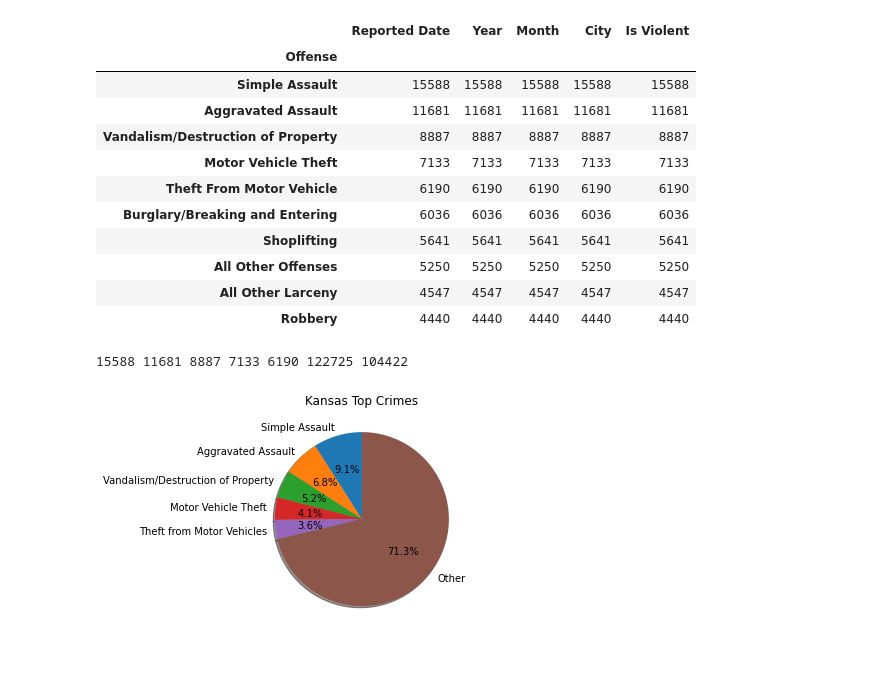
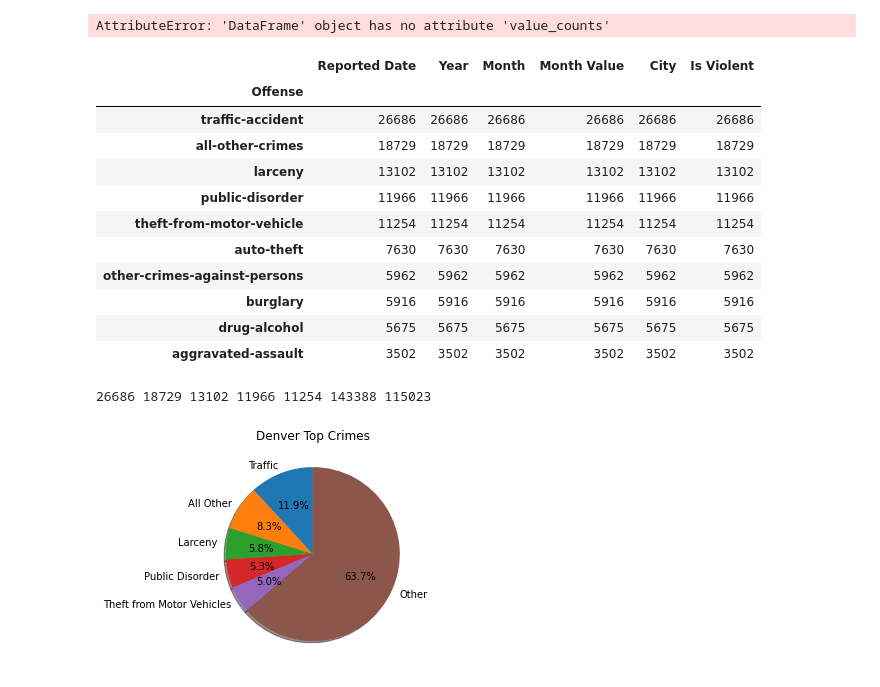
Before and after one commit to angelabanko/Project_1, a Jupyter notebook: CityCrime_v1.ipynb, the cells around one changed output. Drawn from its saved outputs; the diff is of its cells as text; code cells hidden in the pictures.

Commit message:
Denver analysis and draft presentation

```diff
--- a/CityCrime_v1.ipynb
+++ b/CityCrime_v1.ipynb
@@ -26,0 +56,7 @@ kansas_df.head()
+# %%
+# Review offense types and cliean data (remove traffic violations)
+denver_df["Offense"].value_counts()
+dclean_df = denver_df.loc[denver_df["Offense"] != "traffic-accident"]
+dclean_df.value_counts()
+# %% [output]
+AttributeError: 'DataFrame' object has no attribute 'value_counts'
@@ -27,52 +79,50 @@ kansas_df.head()
 # %%
 # Group data by offense type and organize
-
-
-koffense_df = kansas_df.groupby("Offense").count()
-koffense_df = koffense_df.sort_values("Reported Date", ascending=False)
-koffense_df.head(10)
+doffense_df = denver_df.groupby("Offense").count()
+doffense_df = doffense_df.sort_values("Reported Date", ascending=False)
+doffense_df.head(10)
 # %% [output]
-|  | Reported Date | Year | Month | City | Is Violent |
-| Offense |  |  |  |  |  |
-| Simple Assault | 15588 | 15588 | 15588 | 15588 | 15588 |
-| Aggravated Assault | 11681 | 11681 | 11681 | 11681 | 11681 |
-| Vandalism/Destruction of Property | 8887 | 8887 | 8887 | 8887 | 8887 |
-| Motor Vehicle Theft | 7133 | 7133 | 7133 | 7133 | 7133 |
-| Theft From Motor Vehicle | 6190 | 6190 | 6190 | 6190 | 6190 |
-| Burglary/Breaking and Entering | 6036 | 6036 | 6036 | 6036 | 6036 |
-| Shoplifting | 5641 | 5641 | 5641 | 5641 | 5641 |
-| All Other Offenses | 5250 | 5250 | 5250 | 5250 | 5250 |
-| All Other Larceny | 4547 | 4547 | 4547 | 4547 | 4547 |
-| Robbery | 4440 | 4440 | 4440 | 4440 | 4440 |
+|  | Reported Date | Year | Month | Month Value | City | Is Violent |
+| Offense |  |  |  |  |  |  |
+| traffic-accident | 26686 | 26686 | 26686 | 26686 | 26686 | 26686 |
+| all-other-crimes | 18729 | 18729 | 18729 | 18729 | 18729 | 18729 |
+| larceny | 13102 | 13102 | 13102 | 13102 | 13102 | 13102 |
+| public-disorder | 11966 | 11966 | 11966 | 11966 | 11966 | 11966 |
+| theft-from-motor-vehicle | 11254 | 11254 | 11254 | 11254 | 11254 | 11254 |
+| auto-theft | 7630 | 7630 | 7630 | 7630 | 7630 | 7630 |
+| other-crimes-against-persons | 5962 | 5962 | 5962 | 5962 | 5962 | 5962 |
+| burglary | 5916 | 5916 | 5916 | 5916 | 5916 | 5916 |
+| drug-alcohol | 5675 | 5675 | 5675 | 5675 | 5675 | 5675 |
+| aggravated-assault | 3502 | 3502 | 3502 | 3502 | 3502 | 3502 |
 # %%
 # Pie chart data
 
 # Grab data for top 5 crimes
-SimAssault_df = kansas_df.loc[kansas_df["Offense"] == "Simple Assault"]
-AggAssault_df = kansas_df.loc[kansas_df["Offense"] == "Aggravated Assault"]
-Vandalism_df = kansas_df.loc[kansas_df["Offense"] == "Vandalism/Destruction of Property"]
-MVTheft_df = kansas_df.loc[kansas_df["Offense"] == "Motor Vehicle Theft"]
-TheftfromMV_df = kansas_df.loc[kansas_df["Offense"] == "Theft From Motor Vehicle"]
+Traffic_df = denver_df.loc[denver_df["Offense"] == "traffic-accident"]
+AllOther_df = denver_df.loc[denver_df["Offense"] == "all-other-crimes"]
+Larceny_df = denver_df.loc[denver_df["Offense"] == "larceny"]
+PubDisorder_df = denver_df.loc[denver_df["Offense"] == "public-disorder"]
+TheftfromMV_df = denver_df.loc[denver_df["Offense"] == "theft-from-motor-vehicle"]
 
 # Create data for charts
-SimAssault = SimAssault_df["Offense"].count()
-AggAssault = AggAssault_df["Offense"].count()
-Vandalism = Vandalism_df["Offense"].count()
-MVTheft = MVTheft_df["Offense"].count()
+Traffic = Traffic_df["Offense"].count()
+AllOther = AllOther_df["Offense"].count()
+Larceny = Larceny_df["Offense"].count()
+PubDisorder = PubDisorder_df["Offense"].count()
 TheftfromMV = TheftfromMV_df["Offense"].count()
-Total = koffense_df["Reported Date"].sum()
-Other = Total - (SimAssault - AggAssault - Vandalism - MVTheft - TheftfromMV)
+Total = doffense_df["Reported Date"].sum()
+Other = Total - (Traffic - AllOther - Larceny - PubDisorder - TheftfromMV)
 
-print(SimAssault, AggAssault, Vandalism, MVTheft, TheftfromMV, Other, Total)
+print(Traffic, AllOther, Larceny, PubDisorder, TheftfromMV, Other, Total)
 # %% [output]
-15588 11681 8887 7133 6190 122725 104422
+26686 18729 13102 11966 11254 143388 115023
 # %%
 # Plot pie chart
-plot_labels = ["Simple Assault", "Aggravated Assault", "Vandalism/Destruction of Property",
-              "Motor Vehicle Theft", "Theft from Motor Vehicles", "Other"]
-plot_values = [SimAssault, AggAssault, Vandalism, MVTheft, TheftfromMV, Other]
-plt.title("Kansas Top Crimes")
+plot_labels = ["Traffic", "All Other", "Larceny", "Public Disorder",
+             "Theft from Motor Vehicles", "Other"]
+plot_values = [Traffic, AllOther, Larceny, PubDisorder, TheftfromMV, Other]
+plt.title("Denver Top Crimes")
 plt.pie(plot_values, labels=plot_labels, autopct="%1.1f%%", shadow=True, startangle=90)
 plt.show()
 # %% [output]
-[figure, old version]
+[figure, new version]
```
Also changed, not shown: parts of 12 cells of this notebook, 6 other files.
